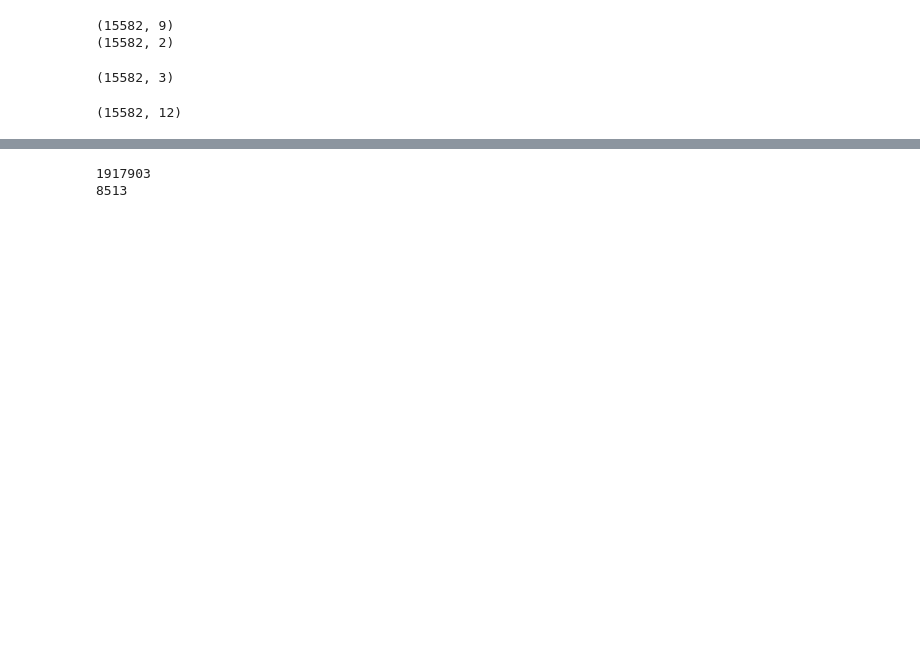
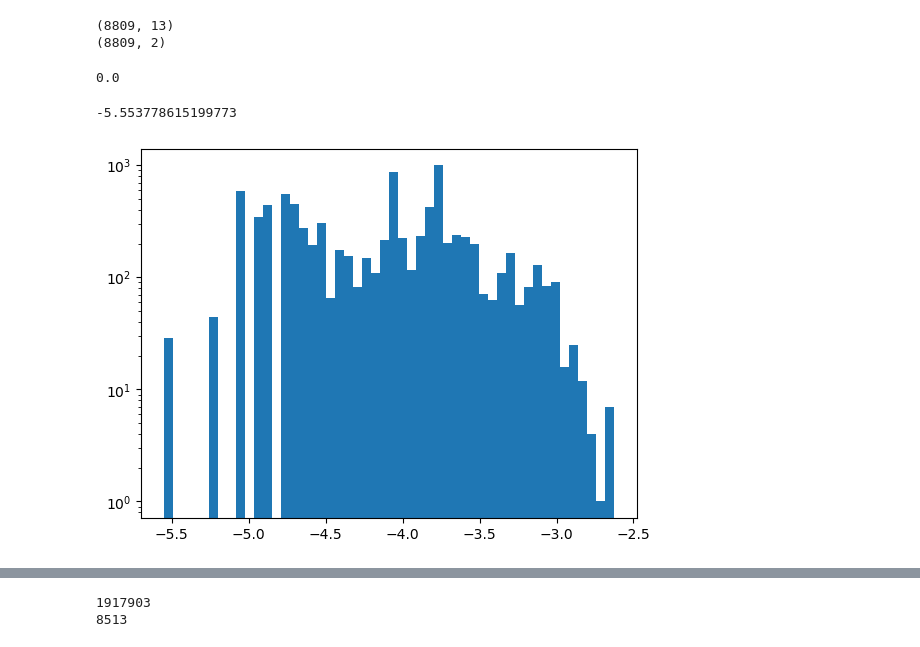
Before and after one commit to bjacobell/gbt-hdbscan, a Jupyter notebook: batch_hdbscan_iterative.ipynb, the cells around one changed output, grey strips where cells are left out. Cells and saved outputs as stored; diff of their text form; code cells hidden in the pictures; blank space fills up the shorter version.

Commit message:
end-to-end run with 13 parameters

```diff
--- a/batch_hdbscan_iterative.ipynb
+++ b/batch_hdbscan_iterative.ipynb
@@ -30,37 +30,34 @@ import shutil
 import os
 %matplotlib inline
 # %%
-m31_params = np.concatenate(np.load('/datax/scratch/benjb/C23_L_M31_injections/M31_retrieval_params.npy', allow_pickle=True))
-m31_dat_paths = np.load('/datax/scratch/benjb/C23_L_M31_injections/M31_retrieval_dat_paths.npy', allow_pickle=True)
+m31_params = np.load('/datax/scratch/benjb/C23_L_M31_injections/M31_retrieval_all_13_params_cut.npy', allow_pickle=True)
+m31_dat_paths = np.load('/datax/scratch/benjb/C23_L_M31_injections/M31_retrieval_all_dat_paths.npy', allow_pickle=True)
 print(m31_params.shape)
+m31_dat_paths = m31_dat_paths[np.where(
+    (m31_dat_paths[:,0] > 1100) & (m31_dat_paths[:,0] < 1200) |
+    (m31_dat_paths[:,0] > 1340) & (m31_dat_paths[:,0] < 1900)
+)[0]]
 print(m31_dat_paths.shape)
 # %% [output]
-(15582, 9)
-(15582, 2)
+(8809, 13)
+(8809, 2)
-# %%
-dats = np.sort(glob.glob('/datax/scratch/benjb/C23_L_M31_injections/blc7*.dat'))
-freqs = []
-drifts = []
-snrs = []
-for dat in dats:
-    df = pd.read_table(dat, sep='\s+', names=['Top_Hit_#','Drift_Rate','SNR','Uncorrected_Frequency','Corrected_Frequency',
-                                            'Index', 'freq_start', 'freq_end', 'SEFD', 'SEFD_freq', 'Coarse_Channel_Number',
-                                            'Full_number_of_hits'], skiprows=9)
-    table_freqs = df['Uncorrected_Frequency'].values
-    table_drifts = df['Drift_Rate'].values
-    table_snrs = df['SNR'].values
-    freqs.append(table_freqs)
-    drifts.append(table_drifts)
-    snrs.append(table_snrs)
-freqs = np.concatenate(freqs)
-drifts = np.concatenate(drifts)
-snrs = np.concatenate(snrs)
-tseti_params = np.transpose([freqs, drifts, snrs])
-print(tseti_params.shape)
-# %% [output]
-(15582, 3)
-# %%
-full_m31_params = np.hstack((tseti_params, m31_params))
-print(full_m31_params.shape)
-# %% [output]
-(15582, 12)
+# %%
+np.min(m31_params[:,11])
+# %% [output]
+0.0
+# %%
+bws = []
+for i in m31_params[:,11]:
+    if i == 0:
+        i += 2.7939677238464355e-06
+    bws.append(i)
+# %%
+print(np.log10(2.7939677238464355e-06))
+# %% [output]
+-5.553778615199773
+# %%
+plt.hist(np.log10(np.array(bws)), bins=50)
+plt.yscale("log")
+plt.show()
+# %% [output]
+[figure, added]
```
Also changed, not shown: parts of 32 cells of this notebook, 15 other files.
